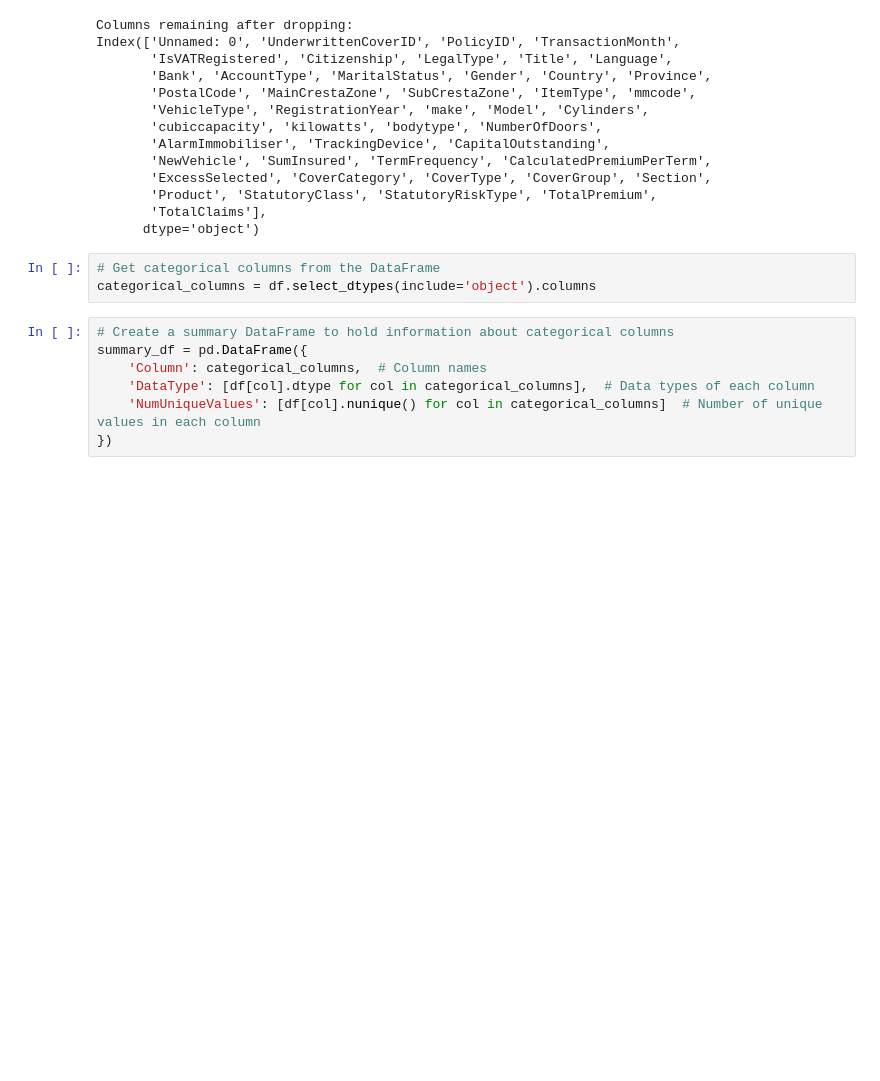
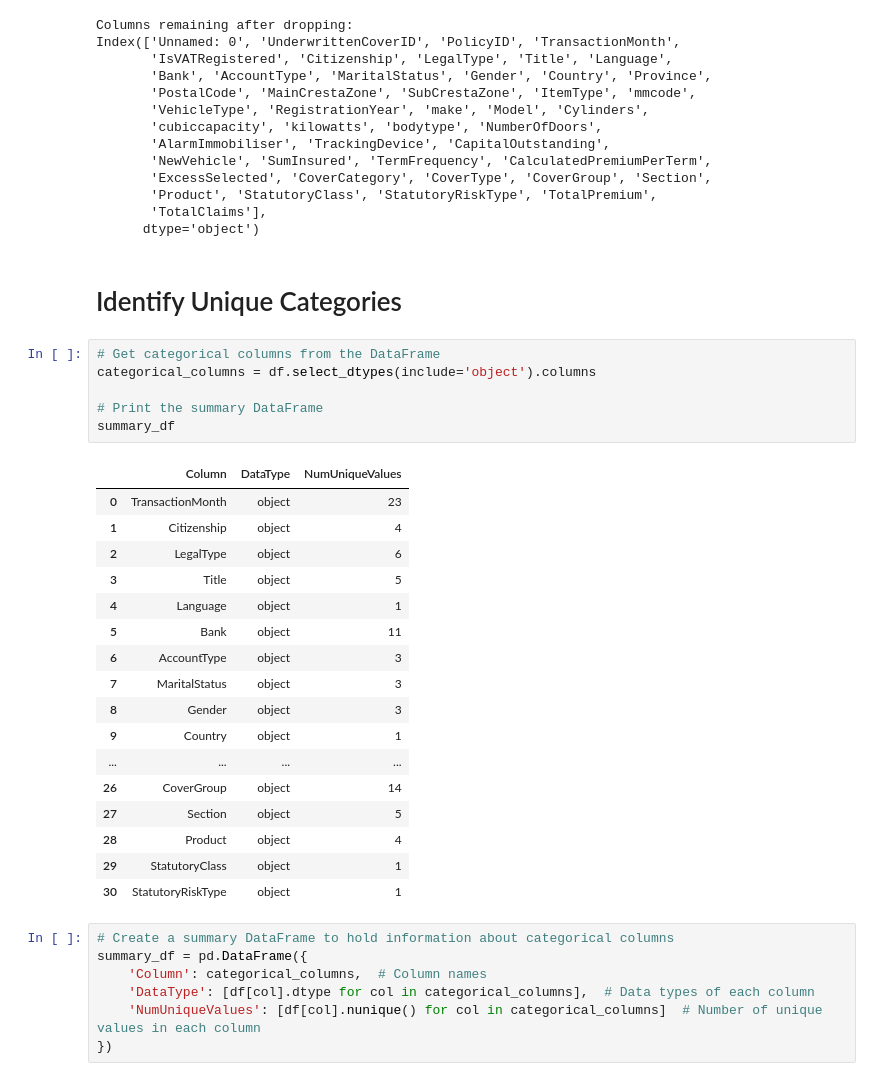
Before and after one commit to Amen-Zelealem/AlphaCare-Insurance-Analytics, a Jupyter notebook: notebooks/data_preparation.ipynb, the cells around one changed output. Cells and saved outputs as stored; diff of their text form; blank space fills up the shorter version.

```diff
--- a/notebooks/data_preparation.ipynb
+++ b/notebooks/data_preparation.ipynb
@@ -70,9 +70,32 @@ Index(['Unnamed: 0', 'UnderwrittenCoverID', 'PolicyID', 'TransactionMonth',
        'Product', 'StatutoryClass', 'StatutoryRiskType', 'TotalPremium',
        'TotalClaims'],
       dtype='object')
+# %% [markdown]
+# Identify Unique Categories
 # %%
 # Get categorical columns from the DataFrame
 categorical_columns = df.select_dtypes(include='object').columns
+
+# Print the summary DataFrame
+summary_df
+# %% [output]
+|  | Column | DataType | NumUniqueValues |
+| 0 | TransactionMonth | object | 23 |
+| 1 | Citizenship | object | 4 |
+| 2 | LegalType | object | 6 |
+| 3 | Title | object | 5 |
+| 4 | Language | object | 1 |
+| 5 | Bank | object | 11 |
+| 6 | AccountType | object | 3 |
+| 7 | MaritalStatus | object | 3 |
+| 8 | Gender | object | 3 |
+| 9 | Country | object | 1 |
+| ... | ... | ... | ... |
+| 26 | CoverGroup | object | 14 |
+| 27 | Section | object | 5 |
+| 28 | Product | object | 4 |
+| 29 | StatutoryClass | object | 1 |
+| 30 | StatutoryRiskType | object | 1 |
 # %%
 # Create a summary DataFrame to hold information about categorical columns
 summary_df = pd.DataFrame({
```
Also changed, not shown: parts of 11 cells of this notebook.
